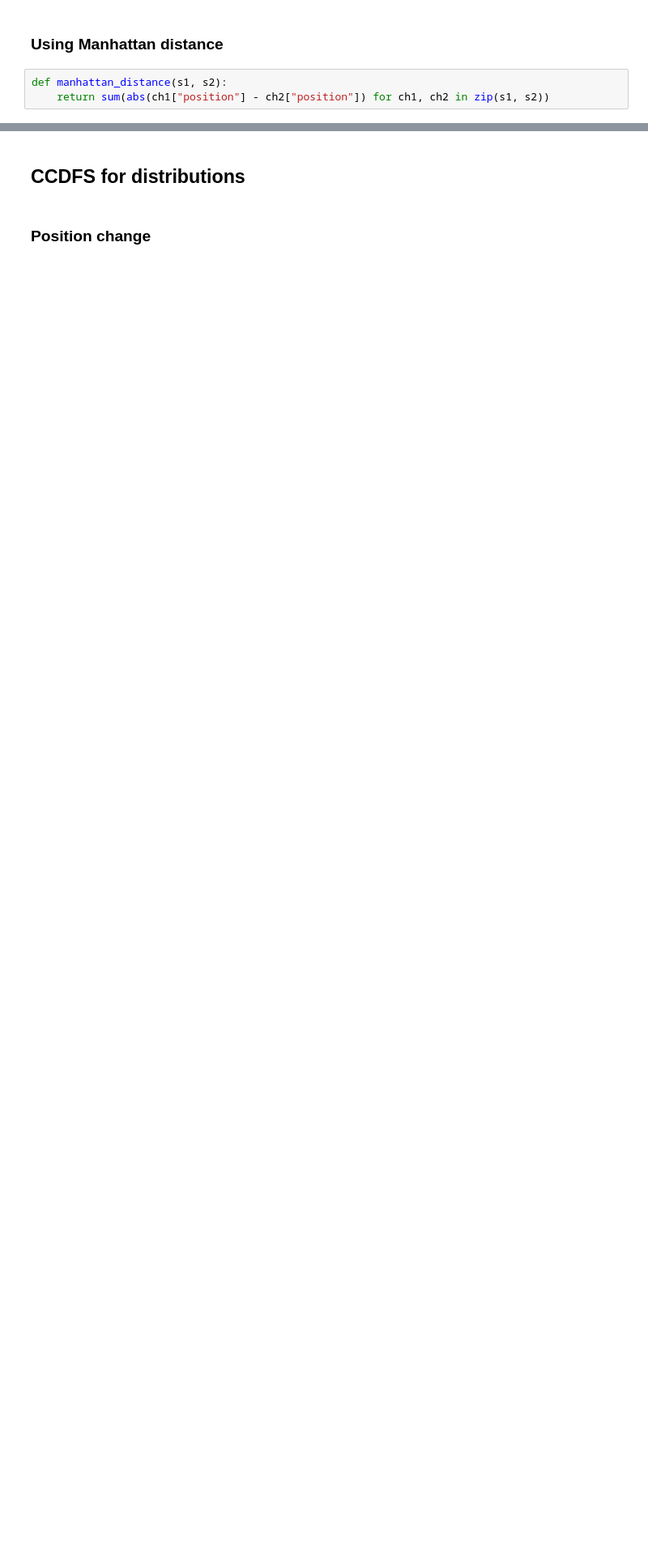
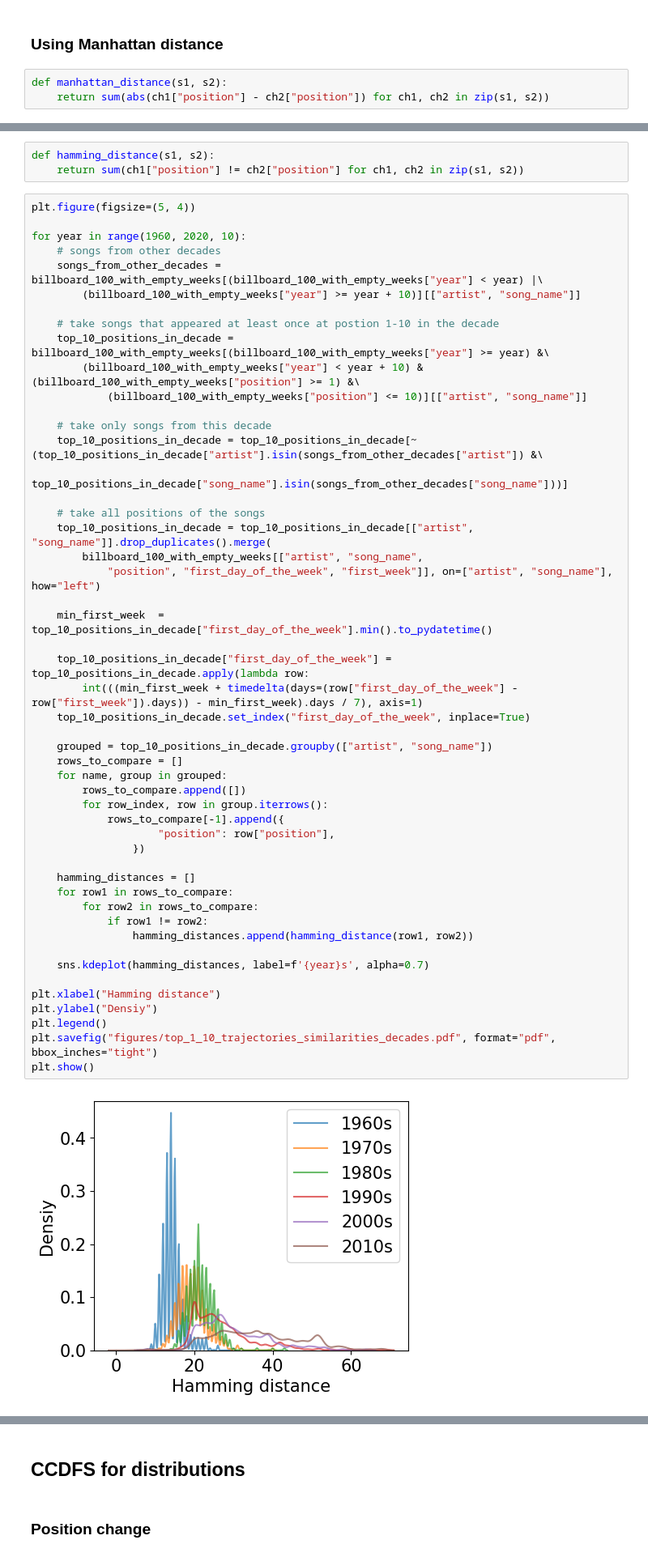
Before and after one commit to martalech/pop_charts_dynamics, a Jupyter notebook: decades_similarities.ipynb, the cells around one changed output, grey strips where cells are left out. Shown: that part at 81% size. Cells and saved outputs as stored; diff of their text form; blank space fills up the shorter version.

```diff
--- a/decades_similarities.ipynb
+++ b/decades_similarities.ipynb
@@ -604,0 +611,55 @@ plt.show()
+# %%
+def hamming_distance(s1, s2):
+    return sum(ch1["position"] != ch2["position"] for ch1, ch2 in zip(s1, s2))
+# %%
+plt.figure(figsize=(5, 4))
+
+for year in range(1960, 2020, 10):
+    # songs from other decades
+    songs_from_other_decades = billboard_100_with_empty_weeks[(billboard_100_with_empty_weeks["year"] < year) |\
+        (billboard_100_with_empty_weeks["year"] >= year + 10)][["artist", "song_name"]]
+
+    # take songs that appeared at least once at postion 1-10 in the decade
+    top_10_positions_in_decade = billboard_100_with_empty_weeks[(billboard_100_with_empty_weeks["year"] >= year) &\
+        (billboard_100_with_empty_weeks["year"] < year + 10) & (billboard_100_with_empty_weeks["position"] >= 1) &\
+            (billboard_100_with_empty_weeks["position"] <= 10)][["artist", "song_name"]]
+
+    # take only songs from this decade
+    top_10_positions_in_decade = top_10_positions_in_decade[~(top_10_positions_in_decade["artist"].isin(songs_from_other_decades["artist"]) &\
+            top_10_positions_in_decade["song_name"].isin(songs_from_other_decades["song_name"]))]
+
+    # take all positions of the songs
+    top_10_positions_in_decade = top_10_positions_in_decade[["artist", "song_name"]].drop_duplicates().merge(
+        billboard_100_with_empty_weeks[["artist", "song_name",
+            "position", "first_day_of_the_week", "first_week"]], on=["artist", "song_name"], how="left")
+
+    min_first_week  = top_10_positions_in_decade["first_day_of_the_week"].min().to_pydatetime()
+
+    top_10_positions_in_decade["first_day_of_the_week"] = top_10_positions_in_decade.apply(lambda row:
+        int(((min_first_week + timedelta(days=(row["first_day_of_the_week"] - row["first_week"]).days)) - min_first_week).days / 7), axis=1)
+    top_10_positions_in_decade.set_index("first_day_of_the_week", inplace=True)
+
+    grouped = top_10_positions_in_decade.groupby(["artist", "song_name"])
+    rows_to_compare = []
+    for name, group in grouped:
+        rows_to_compare.append([])
+        for row_index, row in group.iterrows():
+            rows_to_compare[-1].append({
+                    "position": row["position"],
+                })
+
+    hamming_distances = []
+    for row1 in rows_to_compare:
+        for row2 in rows_to_compare:
+            if row1 != row2:
+                hamming_distances.append(hamming_distance(row1, row2))
+
+    sns.kdeplot(hamming_distances, label=f'{year}s', alpha=0.7)
+
+plt.xlabel("Hamming distance")
+plt.ylabel("Densiy")
+plt.legend()
+plt.savefig("figures/top_1_10_trajectories_similarities_decades.pdf", format="pdf", bbox_inches="tight")
+plt.show()
+# %% [output]
+[figure, added]
```
Also changed, not shown: parts of 5 cells of this notebook, 44 other files.
